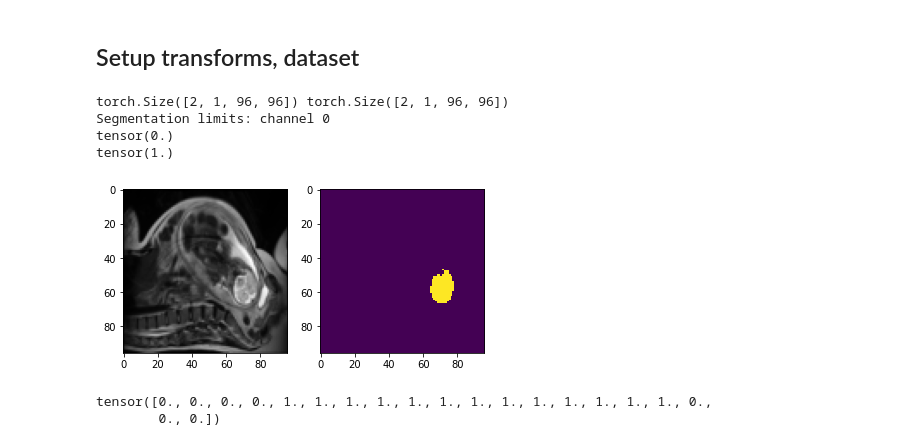
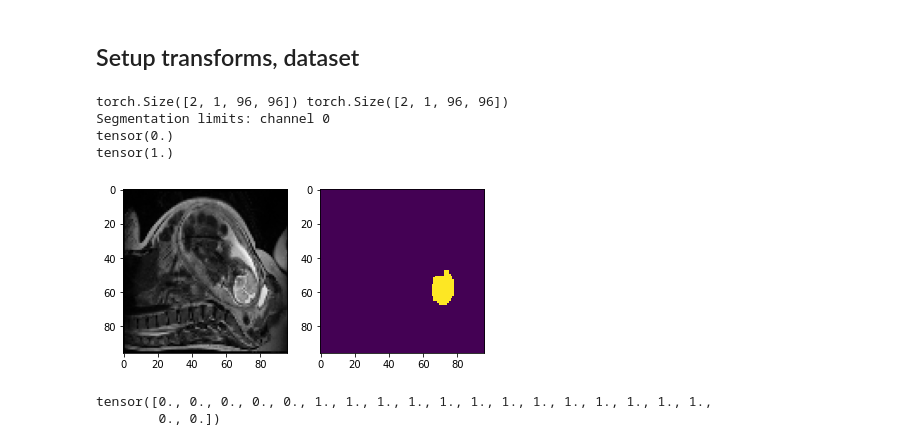
Before and after one commit to gift-surg/FetalBrainSegmentation_MONAI, a Jupyter notebook: notebooks/data_reader_debug.ipynb, the cells around one changed output. Saved outputs shown, nothing was run; the diff lists cells and outputs as text; code cells hidden in the pictures.

Commit message:
updated data reader to use transforms from monai 0.2.0

```diff
--- a/notebooks/data_reader_debug.ipynb
+++ b/notebooks/data_reader_debug.ipynb
@@ -15,7 +15,9 @@ from ignite.engine import Events, create_supervised_trainer, create_supervised_e
 from ignite.handlers import ModelCheckpoint
 from torch.utils.data import DataLoader
 
-sys.path.append("/mnt/data/mranzini/Desktop/GIFT-Surg/FBS_Monai/MONAI")
+monai_old = False
+if monai_old:
+    sys.path.append("/mnt/data/mranzini/Desktop/GIFT-Surg/FBS_Monai/MONAI")
 import monai
 from monai.data import NiftiDataset, list_data_collate
 from monai.transforms import Compose, LoadNiftid, AddChanneld, NormalizeIntensityd, Resized, \
@@ -29,7 +31,7 @@ from monai.utils import set_determinism
 monai.config.print_config()
 logging.basicConfig(stream=sys.stdout, level=logging.INFO)
 
-cuda_device=2
+cuda_device=1
 torch.cuda.set_device(cuda_device)
 set_determinism(seed=2)
 # %% [output]
@@ -204,31 +215,33 @@ class ConverToOneHotd(MapTransform):
 num_classes = 1
 labels = [1]
 
-# if num_classes == 1:
-#     train_transforms = Compose([
-#         LoadNiftid(keys=['img', 'seg']),
-#         AddChanneld(keys=['img', 'seg']),
-#         NormalizeIntensityd(keys=['img']),
-#         Resized(keys=['img', 'seg'], spatial_size=[96, 96], interp_order=[1, 0], anti_aliasing=[True, False]),
-#         RandSpatialCropd(keys=['img', 'seg'], roi_size=[96, 96, 1], random_size=False),
-#         RandRotated(keys=['img', 'seg'], degrees=90, prob=0.2, spatial_axes=[0, 1], interp_order=[1, 0], reshape=False),
-#         RandFlipd(keys=['img', 'seg'], spatial_axis=[0, 1]),
-#         SqueezeDimd(keys=['img', 'seg'], dim=-1),
-#         ToTensord(keys=['img', 'seg'])
-#     ])
-# else:
-train_transforms = Compose([
-    LoadNiftid(keys=['img', 'seg']),
-    ConverToOneHotd(keys=['seg'], labels=labels),
-    AddChanneld(keys=['img']),
-    NormalizeIntensityd(keys=['img']),
-    Resized(keys=['img', 'seg'], spatial_size=[96, 96], interp_order=[1, 0], anti_aliasing=[True, False]),
-    RandSpatialCropd(keys=['img', 'seg'], roi_size=[96, 96, 1], random_size=False),
-    RandRotated(keys=['img', 'seg'], degrees=90, prob=0.2, spatial_axes=[0, 1], interp_order=[1, 0], reshape=False),
-    RandFlipd(keys=['img', 'seg'], spatial_axis=[0, 1]),
-    SqueezeDimd(keys=['img', 'seg'], dim=-1),
-    ToTensord(keys=['img', 'seg'])
-])
+if monai_old:
+    # MONAI 0.1.0+84.ga683c4e.dirty
+    train_transforms = Compose([
+        LoadNiftid(keys=['img', 'seg']),
+        ConverToOneHotd(keys=['seg'], labels=labels),
+        AddChanneld(keys=['img']),
+        NormalizeIntensityd(keys=['img']),
+        Resized(keys=['img', 'seg'], spatial_size=[96, 96], interp_order=[1, 0], anti_aliasing=[True, False]),
+        RandSpatialCropd(keys=['img', 'seg'], roi_size=[96, 96, 1], random_size=False),
+        RandRotated(keys=['img', 'seg'], degrees=90, prob=0.2, spatial_axes=[0, 1], interp_order=[1, 0], reshape=False),
+        RandFlipd(keys=['img', 'seg'], spatial_axis=[0, 1]),
+        SqueezeDimd(keys=['img', 'seg'], dim=-1),
+        ToTensord(keys=['img', 'seg'])
+    ])
+else:
+    train_transforms = Compose([
+        LoadNiftid(keys=['img', 'seg']),
+        ConverToOneHotd(keys=['seg'], labels=labels),
+        AddChanneld(keys=['img']),
+        NormalizeIntensityd(keys=['img']),
+        Resized(keys=['img', 'seg'], spatial_size=[96, 96, -1], mode=["trilinear", "nearest"]),
+        RandSpatialCropd(keys=['img', 'seg'], roi_size=[96, 96, 1], random_size=False),
+        RandRotated(keys=['img', 'seg'], range_x=90, range_y=90, prob=0.2, keep_size=True, mode=["bilinear", "nearest"]),
+        RandFlipd(keys=['img', 'seg'], spatial_axis=[0, 1]),
+        SqueezeDimd(keys=['img', 'seg'], dim=-1),
+        ToTensord(keys=['img', 'seg'])
+    ])
 
 check_train_files = train_files[:4]
 # print(check_train_files)
@@ -238,8 +251,10 @@ check_ds = monai.data.Dataset(data=check_train_files, transform=train_transforms
 # use batch_size=2 to load images
 check_loader = DataLoader(check_ds, batch_size=2, num_workers=1, collate_fn=list_data_collate,
                           pin_memory=torch.cuda.is_available())
+
 check_data = monai.utils.misc.first(check_loader)
 print(check_data['img'].shape, check_data['seg'].shape)
+
 
 plt.figure(figsize=(10, 5))
 plt.subplot(131)
@@ -253,39 +268,39 @@ if num_classes == 2:
     plt.subplot(133)
     plt.imshow(check_data['seg'][0, 1, : , :], interpolation="nearest")
     print("Segmentation limits: channel 1")
     print(torch.min(check_data['seg'][0, 1, :, :]))
     print(torch.max(check_data['seg'][0, 1, :, :]))
-
+########
 # val_transforms = Compose([
 #     LoadNiftid(keys=['img', 'seg']),
 #     AddChanneld(keys=['img', 'seg']),
 #     NormalizeIntensityd(keys=['img']),
 #     Resized(keys=['img'], spatial_size=[96, 96], order=1),
 #     Resized(keys=['seg'], spatial_size=[96, 96], order=0, anti_aliasing=False),
 #     ToTensord(keys=['img', 'seg'])
 # ])
 
 # # create a training data loader
 # train_ds = monai.data.Dataset(data=train_files, transform=train_transforms)
 # train_loader = DataLoader(train_ds, batch_size=10, shuffle=True, num_workers=4,
 #                           collate_fn=list_data_collate, pin_memory=torch.cuda.is_available())
 # check_train_data = monai.utils.misc.first(train_loader)
 # print(check_train_data['img'].shape, check_train_data['seg'].shape)
 
 # # create a validation data loader
 # val_ds = monai.data.Dataset(data=val_files, transform=val_transforms)
 # val_loader = DataLoader(val_ds, batch_size=1, num_workers=4, collate_fn=list_data_collate,
 #                         pin_memory=torch.cuda.is_available())
 # %% [output]
 torch.Size([2, 1, 96, 96]) torch.Size([2, 1, 96, 96])
 Segmentation limits: channel 0
 tensor(0.)
 tensor(1.)
-[figure, old version]
+[figure, new version]
 # %%
 # check that the two channels are correct
 print(check_data['seg'][0, 0, 60, 60:80])
 # print(check_data['seg'][0, 1, 60, 60:80])
 # %% [output]
-tensor([0., 0., 0., 0., 1., 1., 1., 1., 1., 1., 1., 1., 1., 1., 1., 1., 1., 0.,
+tensor([0., 0., 0., 0., 0., 1., 1., 1., 1., 1., 1., 1., 1., 1., 1., 1., 1., 1.,
         0., 0.])
```
Also changed, not shown: parts of 1 cell of this notebook.
